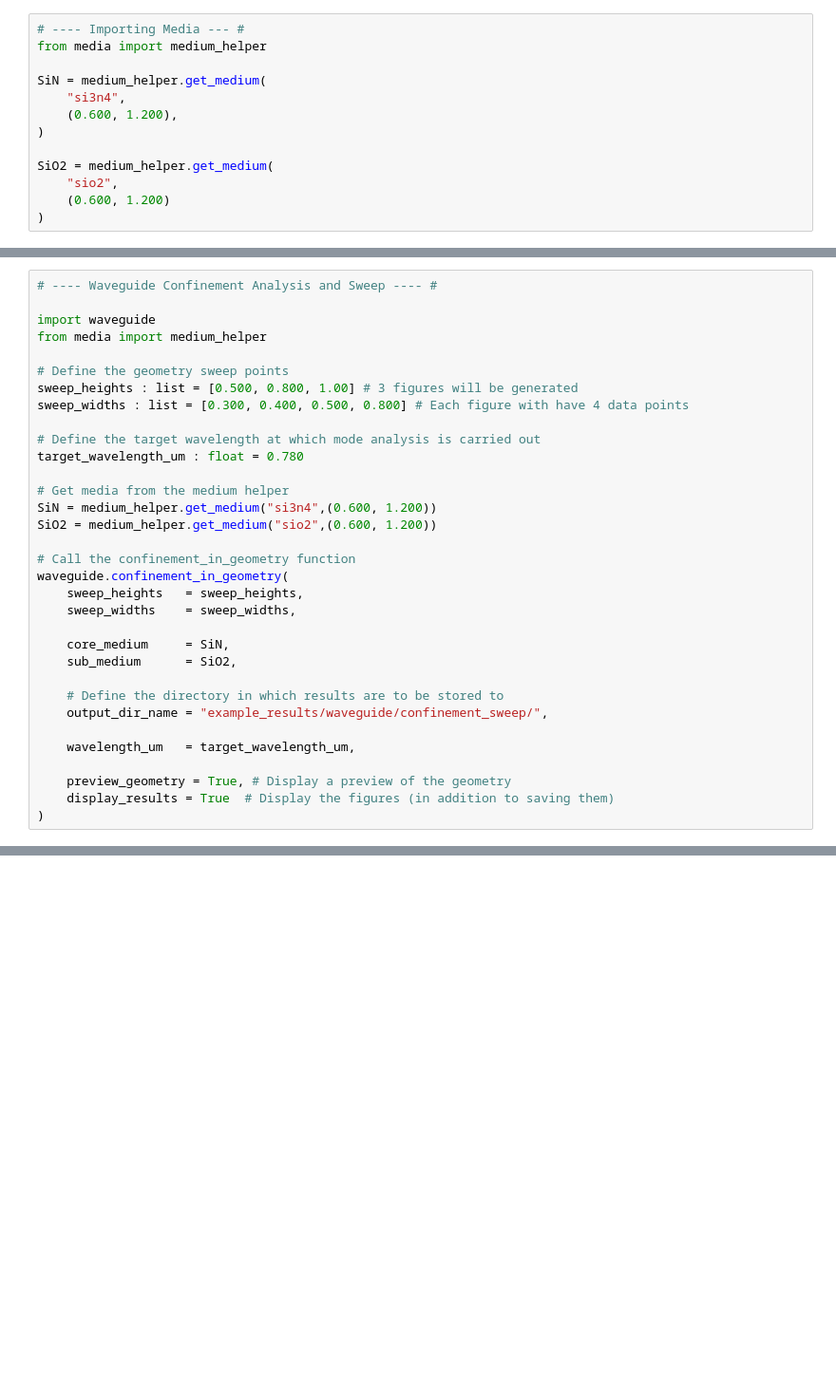
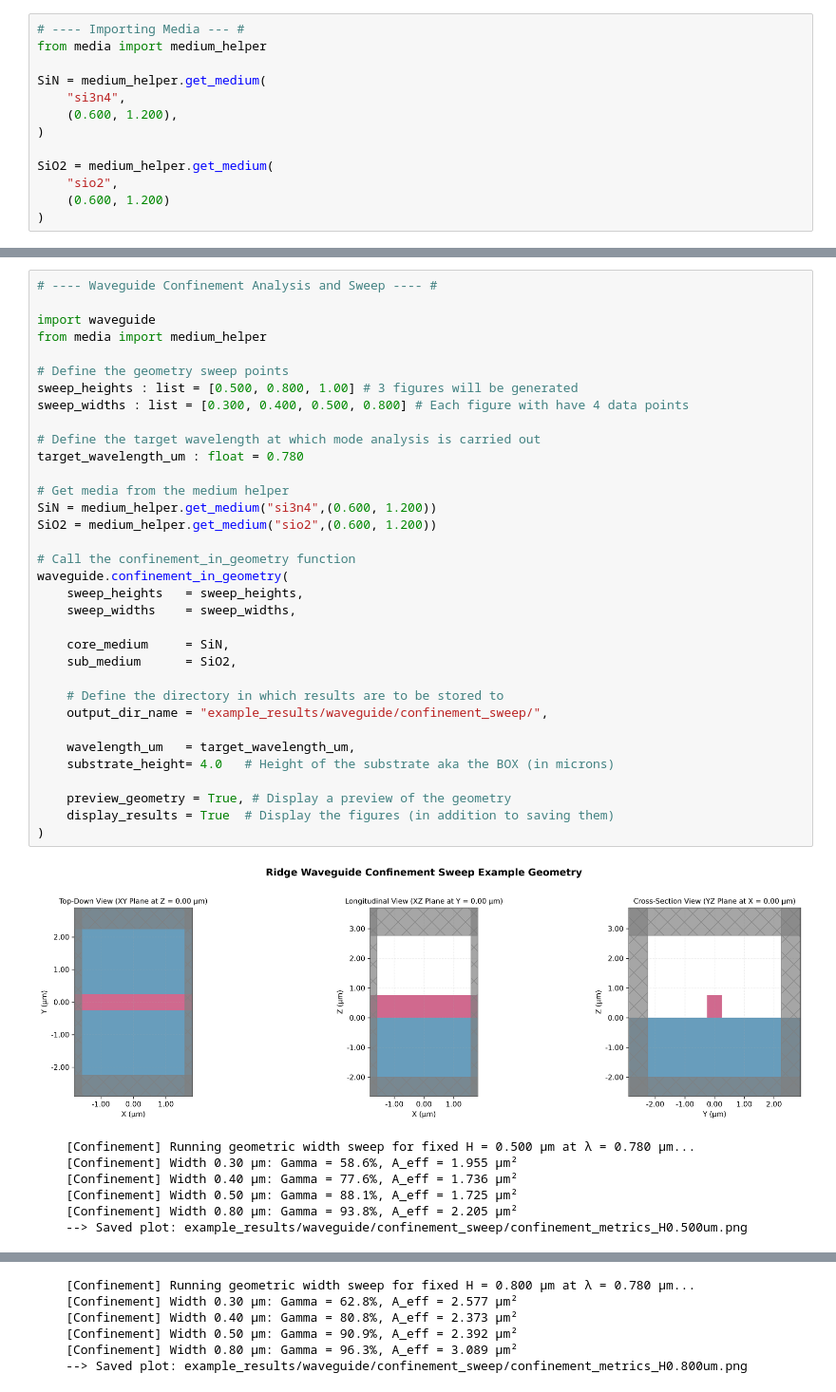
Before and after one commit to loqm/tarang, a Jupyter notebook: example.ipynb, the cells around one changed output, grey strips where cells are left out. Shown at 95% size. Cells and saved outputs as stored; diff of their text form; blank space fills up the shorter version.

```diff
--- a/example.ipynb
+++ b/example.ipynb
@@ -87,30 +98,39 @@ waveguide.modes_in_geometry(
 import waveguide
 from media import medium_helper
 
 # Define the geometry sweep points
 sweep_heights : list = [0.500, 0.800, 1.00] # 3 figures will be generated
 sweep_widths : list = [0.300, 0.400, 0.500, 0.800] # Each figure with have 4 data points
 
 # Define the target wavelength at which mode analysis is carried out
 target_wavelength_um : float = 0.780
 
 # Get media from the medium helper
 SiN = medium_helper.get_medium("si3n4",(0.600, 1.200))
 SiO2 = medium_helper.get_medium("sio2",(0.600, 1.200))
 
 # Call the confinement_in_geometry function
 waveguide.confinement_in_geometry(
     sweep_heights   = sweep_heights,
     sweep_widths    = sweep_widths,
 
     core_medium     = SiN,
     sub_medium      = SiO2,
 
     # Define the directory in which results are to be stored to
     output_dir_name = "example_results/waveguide/confinement_sweep/",
 
     wavelength_um   = target_wavelength_um,
+    substrate_height= 4.0   # Height of the substrate aka the BOX (in microns)
 
     preview_geometry = True, # Display a preview of the geometry
     display_results = True  # Display the figures (in addition to saving them)
 )
+# %% [output]
+[figure, added]
+    [Confinement] Running geometric width sweep for fixed H = 0.500 μm at λ = 0.780 μm...
+    [Confinement] Width 0.30 μm: Gamma = 58.6%, A_eff = 1.955 μm²
+    [Confinement] Width 0.40 μm: Gamma = 77.6%, A_eff = 1.736 μm²
+    [Confinement] Width 0.50 μm: Gamma = 88.1%, A_eff = 1.725 μm²
+    [Confinement] Width 0.80 μm: Gamma = 93.8%, A_eff = 2.205 μm²
+    --> Saved plot: example_results/waveguide/confinement_sweep/confinement_metrics_H0.500um.png
@@ -116,0 +138,6 @@ waveguide.confinement_in_geometry(
+    [Confinement] Running geometric width sweep for fixed H = 0.800 μm at λ = 0.780 μm...
+    [Confinement] Width 0.30 μm: Gamma = 62.8%, A_eff = 2.577 μm²
+    [Confinement] Width 0.40 μm: Gamma = 80.8%, A_eff = 2.373 μm²
+    [Confinement] Width 0.50 μm: Gamma = 90.9%, A_eff = 2.392 μm²
+    [Confinement] Width 0.80 μm: Gamma = 96.3%, A_eff = 3.089 μm²
+    --> Saved plot: example_results/waveguide/confinement_sweep/confinement_metrics_H0.800um.png
```
Also changed, not shown: parts of 4 cells of this notebook, 4 other files.
